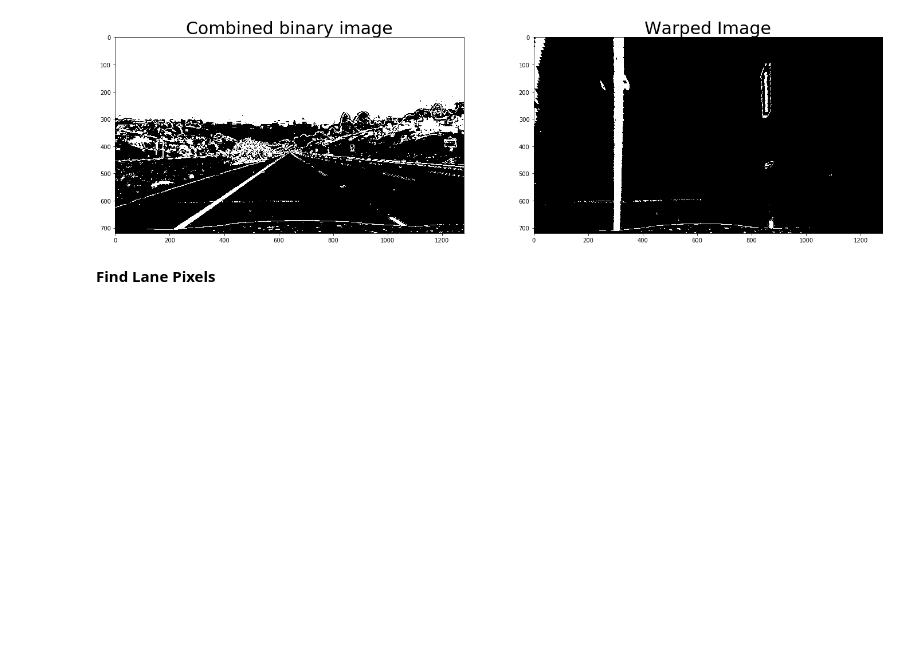
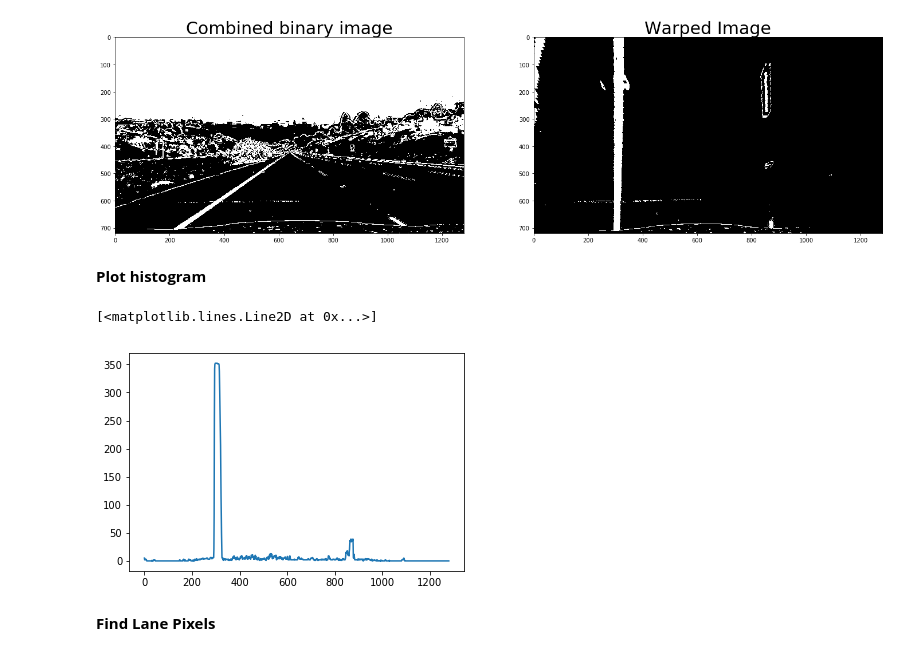
Before and after one commit to anjanarajam/SELF-DRIVING-CAR-ADVANCED-LANE-FINDING, a Jupyter notebook: main.ipynb, the cells around one changed output. Saved outputs shown, nothing was run; the diff lists cells and outputs as text; code cells hidden in the pictures; blank space fills up the shorter version.

```diff
--- a/main.ipynb
+++ b/main.ipynb
@@ -81,6 +81,24 @@ cv2.imwrite('output_images/warped_image.png', warped_image)
 Warped image shape 720 1280
 True
 [figure]
+# %% [markdown]
+**Plot histogram**
+# %%
+# Plot a histogram where the binary activations occur across the image
+# Get the image height
+image_height = warped_image.shape[0]
+# Get the pixel value lower half of the image(half of rows and the complete columns
+# where lane lines are most likely to be vertical
+lower_half = warped_image[image_height // 2:,:]
+
+# Get the sum across the vertical line or the height of the image or sum of the columns
+histogram = np.sum(lower_half, axis=0)
+
+# Plot the histogram
+plt.plot(histogram)
+# %% [output]
+[<matplotlib.lines.Line2D at 0x...>]
+[figure, added]
 # %% [markdown]
 **Find Lane Pixels**
 # %%
```
Also changed, not shown: parts of 7 cells of this notebook, 1 other file.
